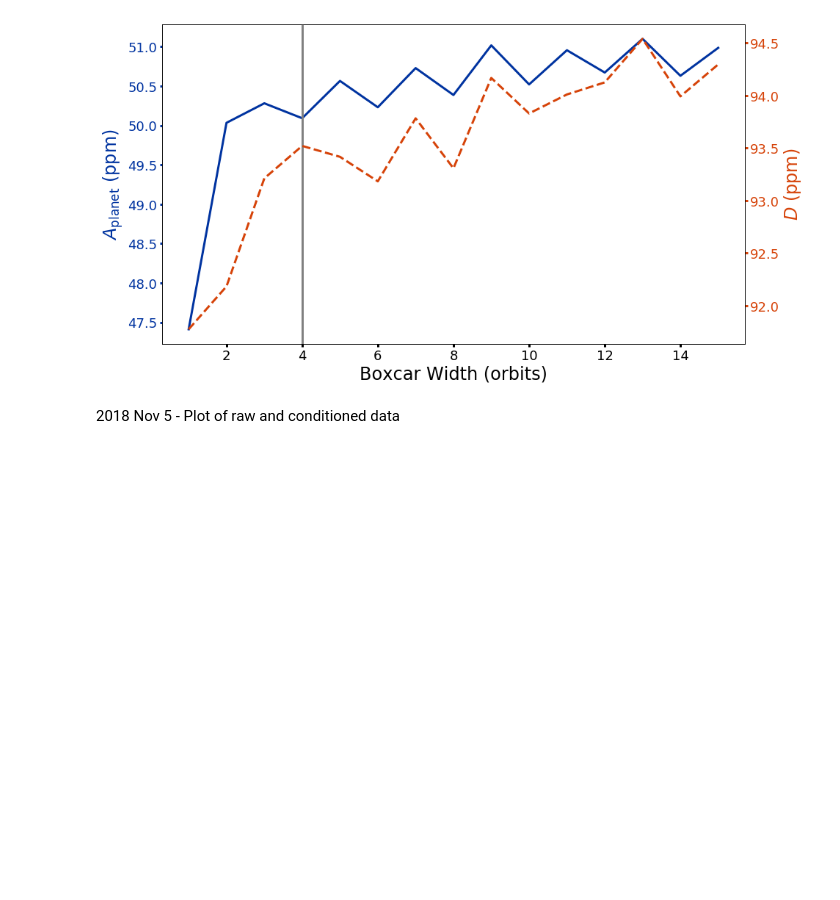
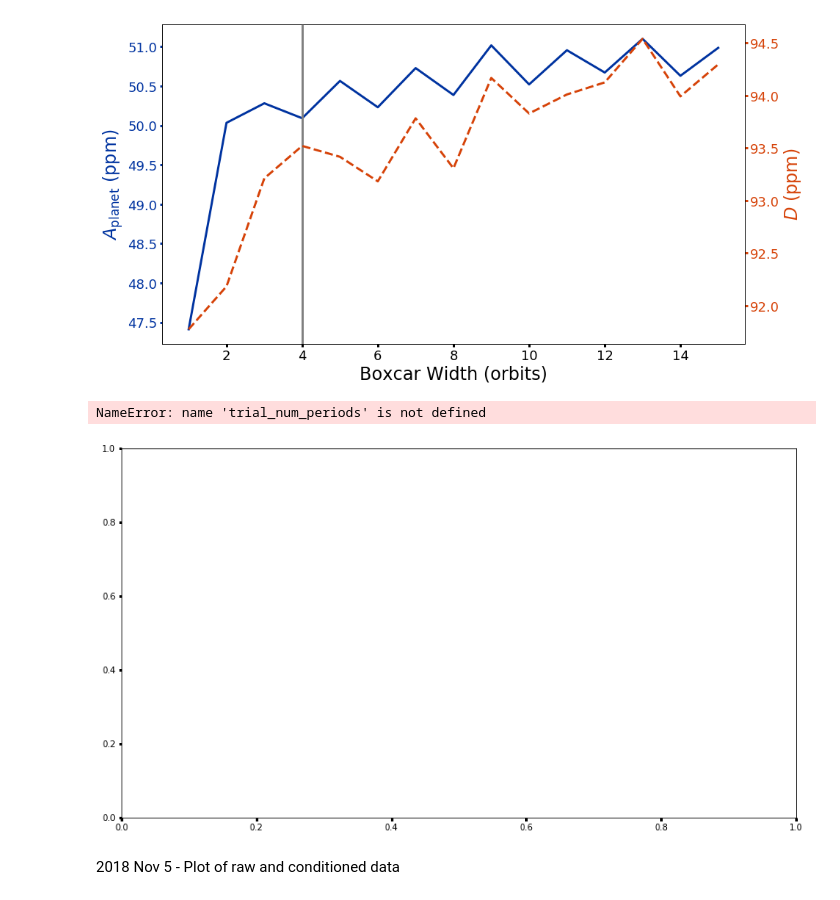
Before and after one commit to BoiseStatePlanetary/Searching-for-Variability-in-Eclipses-in-the-Kepler-Dataset, a Jupyter notebook: code/Analysis_of_Kepler76b.ipynb, the cells around one changed output. Saved outputs shown, nothing was run; the diff lists cells and outputs as text; code cells hidden in the pictures; blank space fills up the shorter version.

```diff
--- a/code/Analysis_of_Kepler76b.ipynb
+++ b/code/Analysis_of_Kepler76b.ipynb
@@ -41,13 +43,13 @@ aspect_ratio = 16./9
 Make plot of eclipse depth vs. num_periods to condition data
 # %%
 # Calculate BEER_curve
-
 def calc_BEER_curve(time, params, exp_time=K76.exp_time, supersample_factor=K76.supersample_factor):
     BC = BEER_curve(time, params, exp_time=exp_time, supersample_factor=supersample_factor)
     return BC.all_signals()
 
-def residuals(params, time, data, eps_data, exp_time=K76.exp_time, supersample_factor=K76.supersample_factor):
-    model = calc_BEER_curve(time, params, exp_time=exp_time, supersample_factor=supersample_factor)
+def residuals(params, time, data, eps_data, model_to_use=calc_BEER_curve,
+              exp_time=K76.exp_time, supersample_factor=K76.supersample_factor):
+    model = model_to_use(time, params, exp_time=exp_time, supersample_factor=supersample_factor)
 
     return (data - model) / eps_data
 # %%
@@ -87,7 +89,7 @@ for i in range(len(trial_num_periods)):
     data = filtered_flux[ind]
     err = np.ones_like(data) # Don't worry about scatter.
 
-    out = minimize(residuals, params, args=(time, data, err))
+    out = minimize(residuals, params, args=(time, data, err), kws={'model_to_use': calc_BEER_curve})
 
     eclipse_depths = np.append(eclipse_depths, out.params['eclipse_depth'].value)
     eclipse_depths_errs = np.append(eclipse_depths_errs, out.params['eclipse_depth'].stderr)
@@ -96,25 +98,29 @@ for i in range(len(trial_num_periods)):
     Aplanets_errs = np.append(Aplanets_errs, out.params['Aplanet'].stderr)
 
     redchis = np.append(redchis, out.redchi)
-
-fig = plt.figure(figsize=(aspect_ratio*8, 8))
-
-ax1 = fig.add_subplot(111)
-ax1.plot(trial_num_periods, Aplanets*1e6, lw=3, color=BoiseState_blue)
-ax1.set_xlabel("Boxcar Width (orbits)", fontsize=24)
-ax1.set_ylabel("$A_{\\rm planet}$ (ppm)", color=BoiseState_blue, fontsize=24)
-ax1.tick_params('y', colors=BoiseState_blue, labelsize=18)
-ax1.tick_params('x', labelsize=18)
-
-ax2 = ax1.twinx()
-ax2.plot(trial_num_periods, eclipse_depths*1e6, lw=3, color=BoiseState_orange, ls='--')
-ax2.set_ylabel("$D$ (ppm)", color=BoiseState_orange, fontsize=24)
-ax2.tick_params('y', colors=BoiseState_orange, labelsize=18)
-
-num_periods = 4
-ax2.axvline(num_periods, lw=3, zorder=-1, color='grey')
 # %% [output]
 <matplotlib.lines.Line2D at 0x...>
 [figure]
+# %%
+num_periods = 4
+
+fig = plt.figure(figsize=(aspect_ratio*8, 8))
+
+ax1 = fig.add_subplot(111)
+ax1.plot(trial_num_periods, Aplanets*1e6, lw=3, color=BoiseState_blue)
+ax1.set_xlabel("Boxcar Width (orbits)", fontsize=24)
+ax1.set_ylabel("$A_{\\rm planet}$ (ppm)", color=BoiseState_blue, fontsize=24)
+ax1.tick_params('y', colors=BoiseState_blue, labelsize=18)
+ax1.tick_params('x', labelsize=18)
+
+ax2 = ax1.twinx()
+ax2.plot(trial_num_periods, eclipse_depths*1e6, lw=3, color=BoiseState_orange, ls='--')
+ax2.set_ylabel("$D$ (ppm)", color=BoiseState_orange, fontsize=24)
+ax2.tick_params('y', colors=BoiseState_orange, labelsize=18)
+
+ax2.axvline(4, lw=3, zorder=-1, color='grey')
+# %% [output]
+NameError: name 'trial_num_periods' is not defined
+[figure, added]
 # %% [markdown]
 2018 Nov 5 - Plot of raw and conditioned data
```
Also changed, not shown: parts of 7 cells of this notebook, 2 other files.
